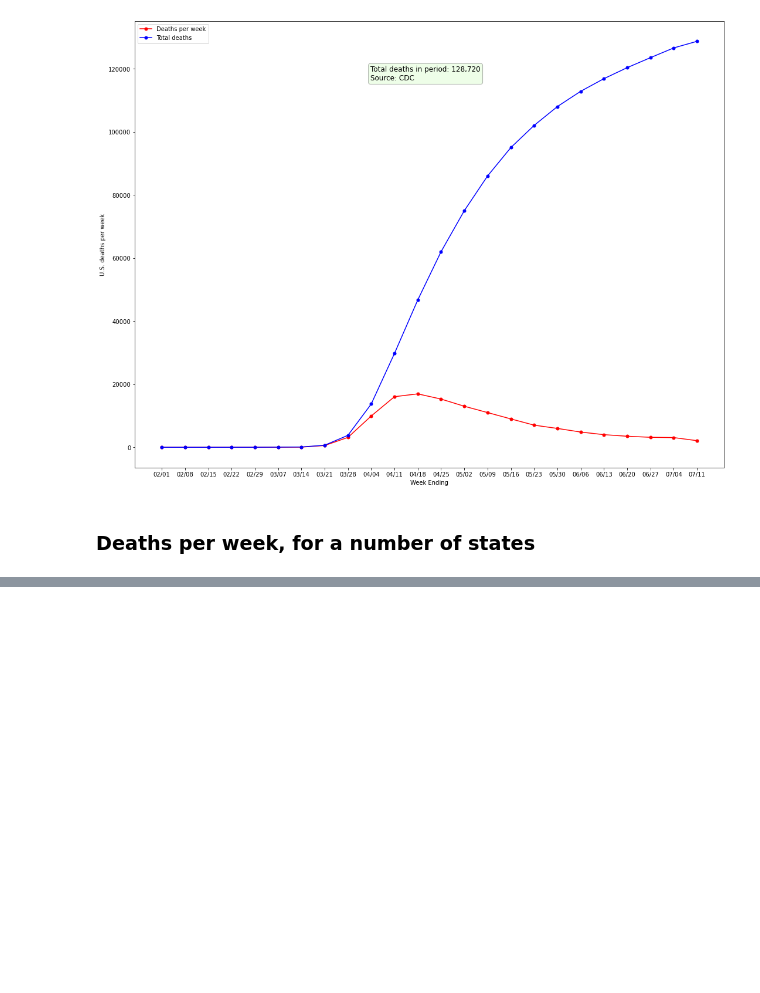
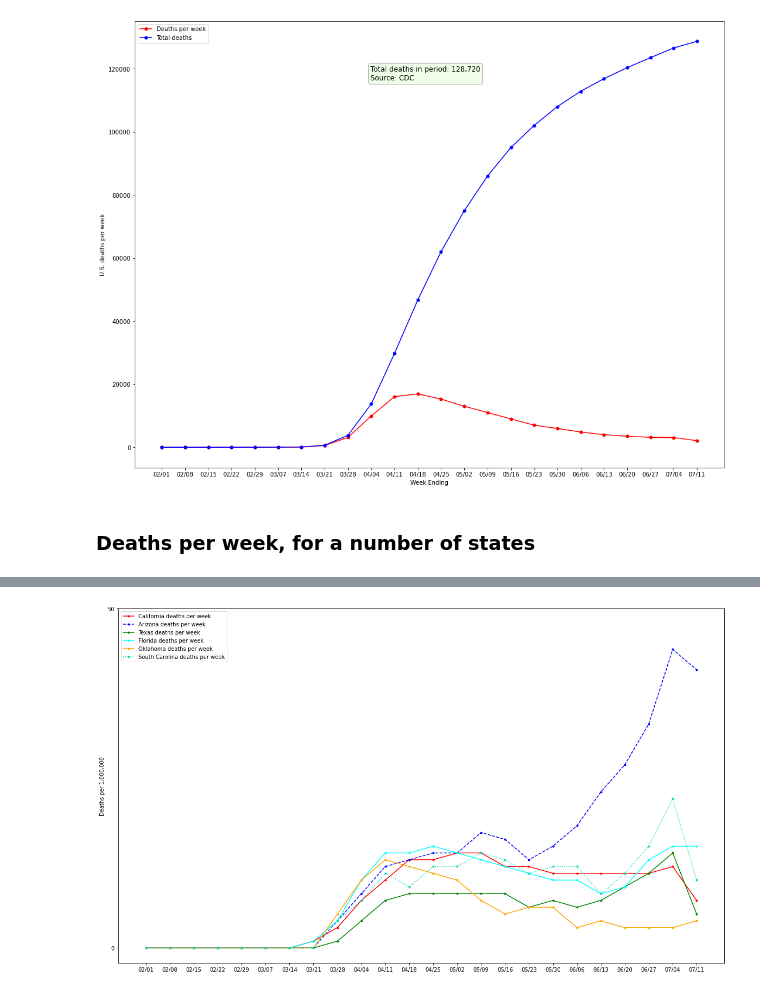
Before and after one commit to bmc/covid19, a Jupyter notebook: cdc.ipynb, the cells around one changed output, grey strips where cells are left out. Cells and saved outputs as stored; diff of their text form; code cells hidden in the pictures; blank space fills up the shorter version.

```diff
--- a/cdc.ipynb
+++ b/cdc.ipynb
@@ -155,0 +207,4 @@ fig.savefig(os.path.join(IMAGES_PATH, 'cdc-state-comparisons.png'))
+# %%
+plot_states(mid_2020_hit_states, 'cdc-state-comparisons-mid-2020.png', per_n=1_000_000);
+# %% [output]
+[figure, added]
```
Also changed, not shown: parts of 19 cells of this notebook.
